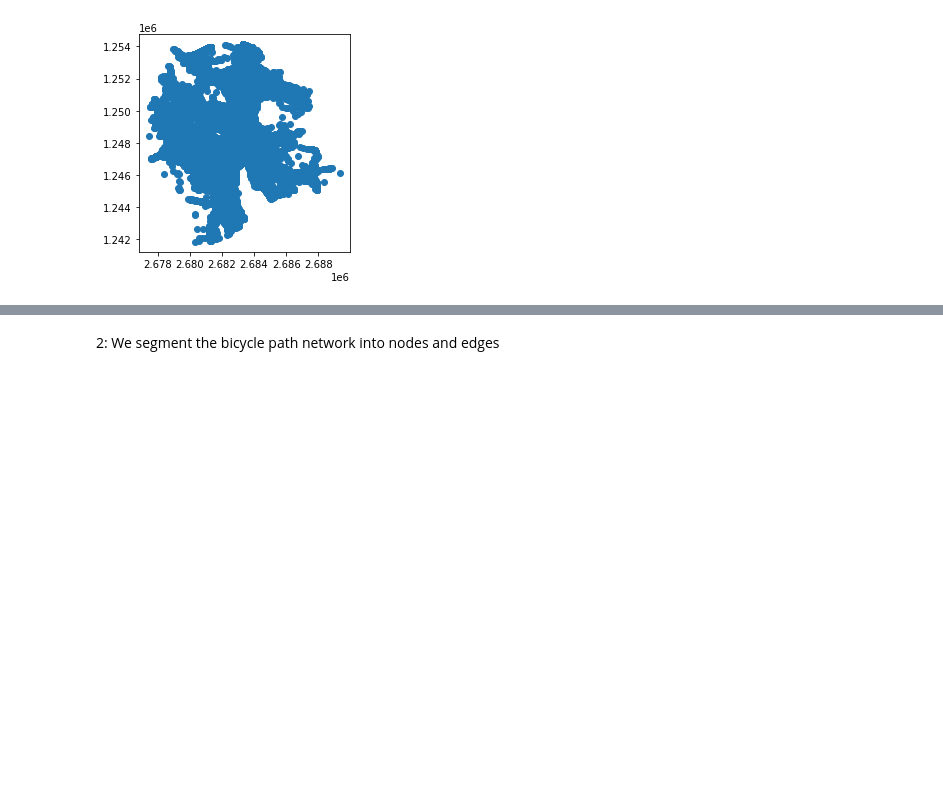
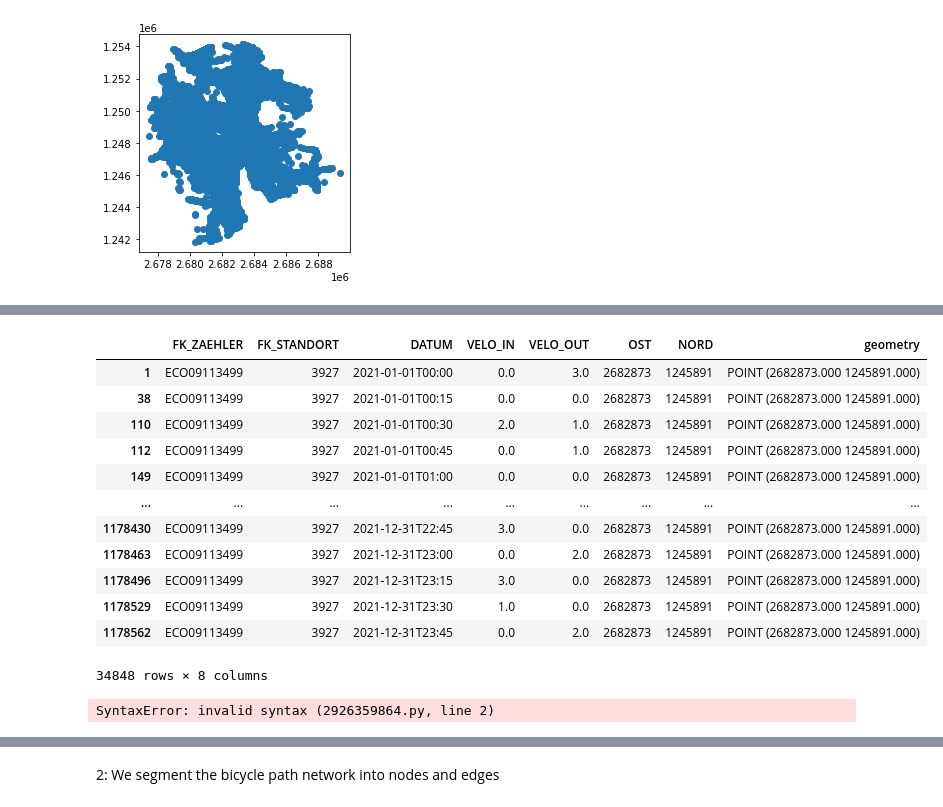
Before and after one commit to thereallinusrg/Velo-Zueri-Unfaelle, a Jupyter notebook: simon-notebook.ipynb, the cells around one changed output, grey strips where cells are left out. Drawn from its saved outputs; the diff is of its cells as text; code cells hidden in the pictures; blank space fills up the shorter version.

```diff
--- a/simon-notebook.ipynb
+++ b/simon-notebook.ipynb
@@ -80,3 +101,4 @@ memory usage: 89.9+ MB
 #Remove unimportant data as well as NaN's
 DeleteList=['FUSS_IN','FUSS_OUT']
 Zaehlungen = Zaehlungen.drop(DeleteList, axis = 1)
+Zaehlungen = Zaehlungen.dropna(axis=0, how='any', inplace=False)
@@ -82,0 +116,22 @@ Zaehlungen = Zaehlungen.drop(DeleteList, axis = 1)
+# %%
+Zaehlungen.loc[Zaehlungen['FK_ZAEHLER'] == 'ECO09113499']
+# %% [output]
+|  | FK_ZAEHLER | FK_STANDORT | DATUM | VELO_IN | VELO_OUT | OST | NORD | geometry |
+| 1 | ECO09113499 | 3927 | 2021-01-01T00:00 | 0.0 | 3.0 | 2682873 | 1245891 | POINT (2682873.000 1245891.000) |
+| 38 | ECO09113499 | 3927 | 2021-01-01T00:15 | 0.0 | 0.0 | 2682873 | 1245891 | POINT (2682873.000 1245891.000) |
+| 110 | ECO09113499 | 3927 | 2021-01-01T00:30 | 2.0 | 1.0 | 2682873 | 1245891 | POINT (2682873.000 1245891.000) |
+| 112 | ECO09113499 | 3927 | 2021-01-01T00:45 | 0.0 | 1.0 | 2682873 | 1245891 | POINT (2682873.000 1245891.000) |
+| 149 | ECO09113499 | 3927 | 2021-01-01T01:00 | 0.0 | 0.0 | 2682873 | 1245891 | POINT (2682873.000 1245891.000) |
+| ... | ... | ... | ... | ... | ... | ... | ... | ... |
+| 1178430 | ECO09113499 | 3927 | 2021-12-31T22:45 | 3.0 | 0.0 | 2682873 | 1245891 | POINT (2682873.000 1245891.000) |
+| 1178463 | ECO09113499 | 3927 | 2021-12-31T23:00 | 0.0 | 2.0 | 2682873 | 1245891 | POINT (2682873.000 1245891.000) |
+| 1178496 | ECO09113499 | 3927 | 2021-12-31T23:15 | 3.0 | 0.0 | 2682873 | 1245891 | POINT (2682873.000 1245891.000) |
+| 1178529 | ECO09113499 | 3927 | 2021-12-31T23:30 | 1.0 | 0.0 | 2682873 | 1245891 | POINT (2682873.000 1245891.000) |
+| 1178562 | ECO09113499 | 3927 | 2021-12-31T23:45 | 0.0 | 2.0 | 2682873 | 1245891 | POINT (2682873.000 1245891.000) |
+34848 rows × 8 columns
+# %%
+dd = Zaehlungen
+if dd.FK_ZAEHLER "ECO09113499":
+    VELO_IN = VELO_IN + VELO_IN*0.14
+# %% [output]
+SyntaxError: invalid syntax (2926359864.py, line 2)
```
Also changed, not shown: parts of 9 cells of this notebook.
